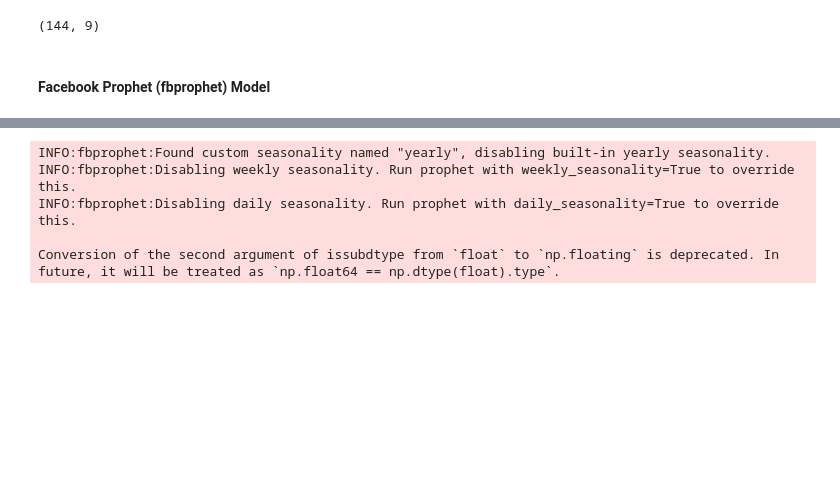
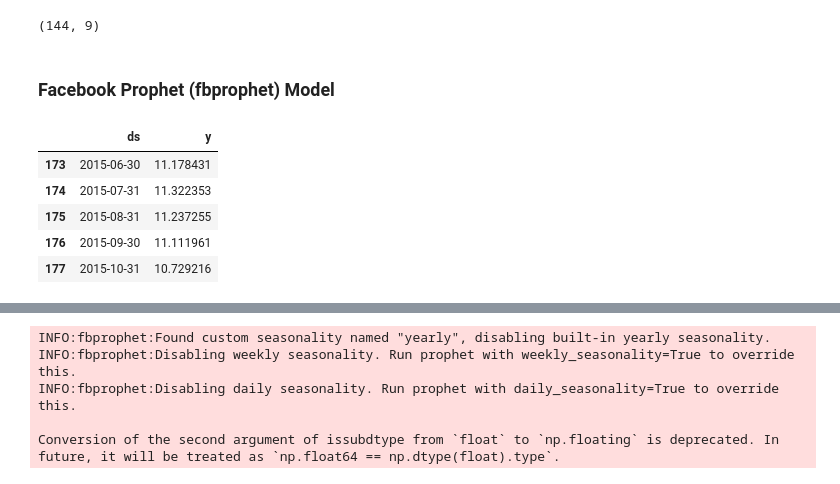
Before and after one commit to megiza/First_CapstoneProject, a Jupyter notebook: Project1_Part4.ipynb, the cells around one changed output, grey strips where cells are left out. Cells and saved outputs as stored; diff of their text form; code cells hidden in the pictures; blank space fills up the shorter version.

```diff
--- a/Project1_Part4.ipynb
+++ b/Project1_Part4.ipynb
@@ -163,10 +162,25 @@ X_train.shape
 # %% [output]
 (144, 9)
 # %% [markdown]
-#### Facebook Prophet (fbprophet) Model
+### Facebook Prophet (fbprophet) Model
 # %%
 from fbprophet import Prophet  #import facebook prophet
 # %%
 variables=['date', "Average retail price of electricity"]
 df_y=df_monthly_US.loc[slice(None),variables]
 df_y.columns=['ds','y']
+# %%
+#Spliting for train and test
+test_size=0.2
+max_idx_train=round(len(df_y)*(1-test_size))
+df_y_train=df_y.iloc[0:max_idx_train,slice(None)]
+df_y_test=df_y.iloc[max_idx_train:,slice(None)]
+
+df_y_test.head()
+# %% [output]
+|  | ds | y |
+| 173 | 2015-06-30 | 11.178431 |
+| 174 | 2015-07-31 | 11.322353 |
+| 175 | 2015-08-31 | 11.237255 |
+| 176 | 2015-09-30 | 11.111961 |
+| 177 | 2015-10-31 | 10.729216 |
```
Also changed, not shown: parts of 22 cells of this notebook.
